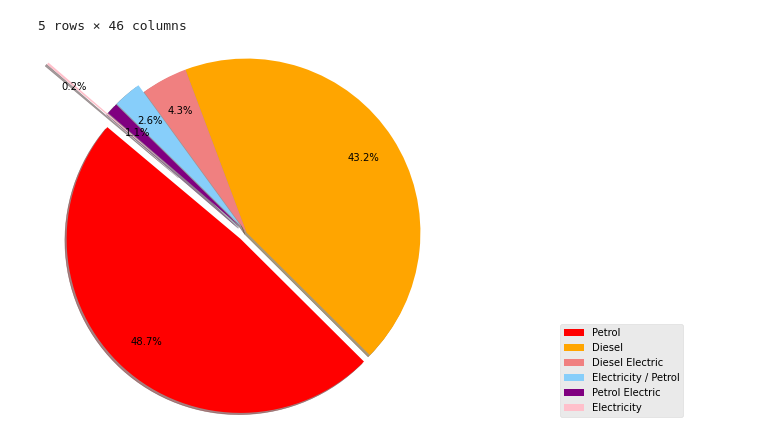
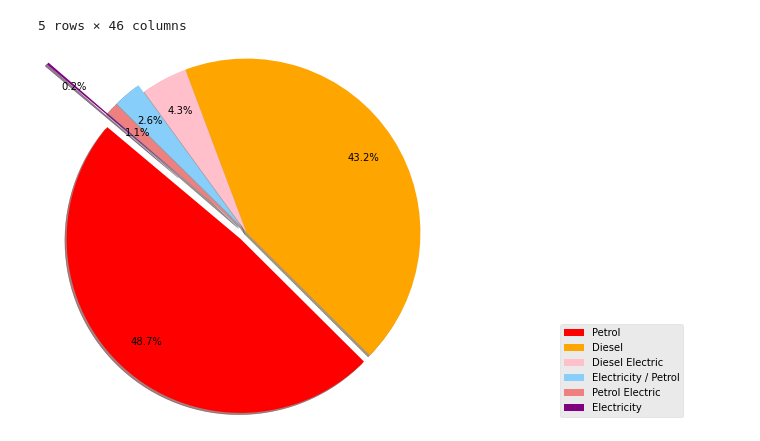
Before and after one commit to grilgamesh/How-important-is-the-change-to-electric-cars-, a Jupyter notebook: datalook.ipynb, the cells around one changed output. Cells and saved outputs as stored; diff of their text form; code cells hidden in the pictures.

```diff
--- a/datalook.ipynb
+++ b/datalook.ipynb
@@ -136,15 +137,16 @@ Filtered_df_2020.head()
 5 rows × 46 columns
 # %%
 #Plotting a pie chart based on the fuel type popularity in 2020
+colors2 = ["red", "orange", "pink", "lightskyblue", "lightcoral", "purple"]
 explode1=(0.1, 0, 0, 0.1, 0.1, 1,)
 counts2 = Filtered_df_2020["Fuel Type"].value_counts()
-plt.pie(counts2.values, explode=explode1, colors=colors, autopct='%1.1f%%', shadow=True, startangle=140, radius=2, pctdistance = 0.8)
+plt.pie(counts2.values, explode=explode1, colors=colors2, autopct='%1.1f%%', shadow=True, startangle=140, radius=2, pctdistance = 0.8)
 
 plt.style.use("ggplot")
 plt.legend(bbox_to_anchor= (1.02,1), loc="upper left", borderaxespad=20, labels=counts2.index.values)
 plt.show()
 # %% [output]
-[figure, old version]
+[figure, new version]
 # %%
 #Filtering the year of change coulumn by 2021
 Filtered_df_2021 = euro_df[euro_df.year_of_change == 2021]
```
Also changed, not shown: parts of 3 cells of this notebook.
